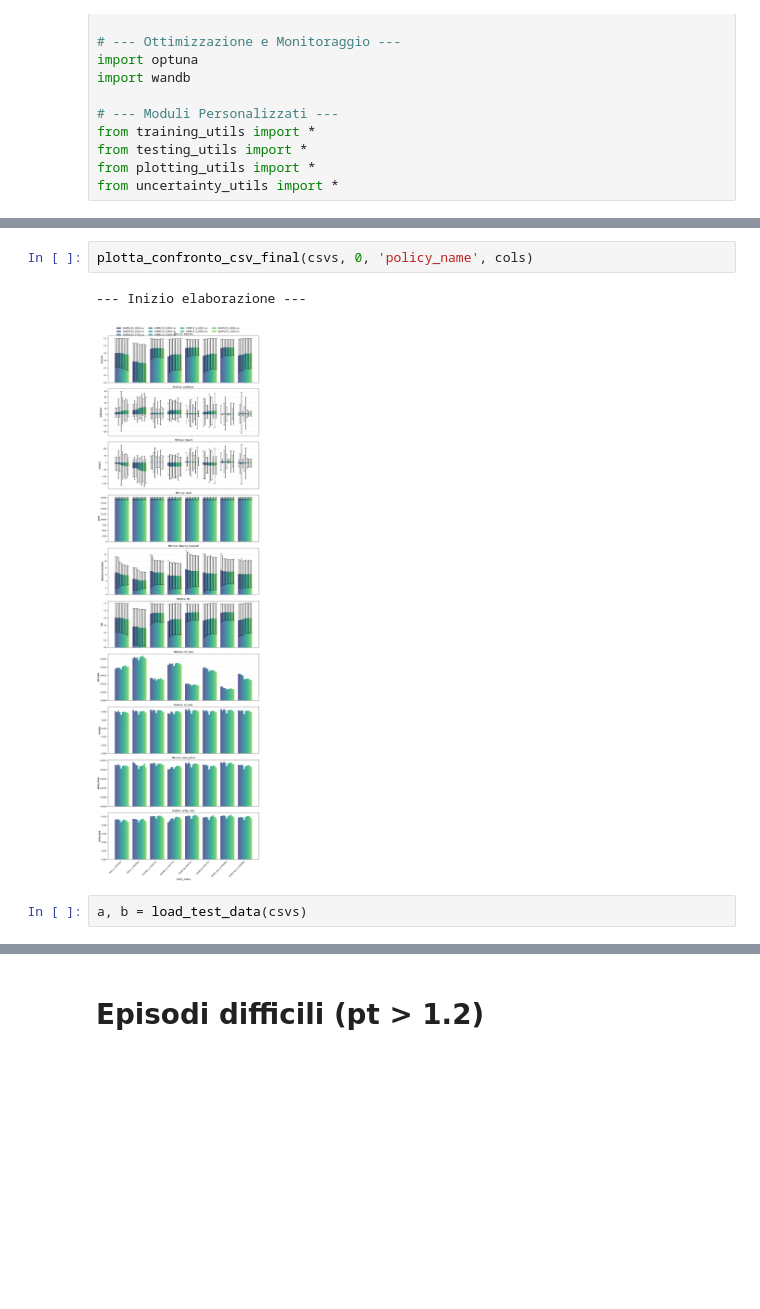
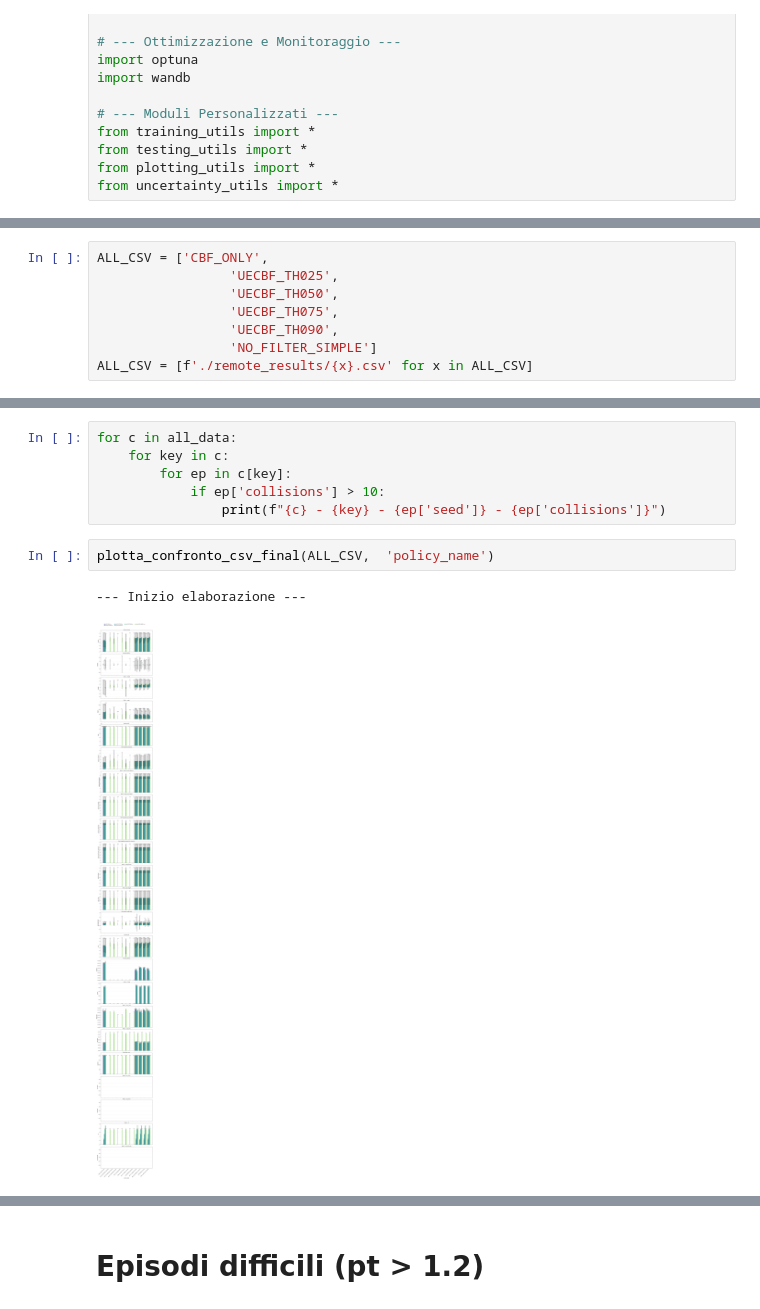
Before and after one commit to GiacomoAru/UASRL, a Jupyter notebook: data_analysis_2.ipynb, the cells around one changed output, grey strips where cells are left out. Cells and saved outputs as stored; diff of their text form; blank space fills up the shorter version.

```diff
--- a/data_analysis_2.ipynb
+++ b/data_analysis_2.ipynb
@@ -47,0 +25,8 @@ cols = ['success', 'collisions', 'reward', 'lenght', 'distance_traveled', 'path_
+# %%
+ALL_CSV = ['CBF_ONLY',
+                 'UECBF_TH025',
+                 'UECBF_TH050',
+                 'UECBF_TH075',
+                 'UECBF_TH090',
+                 'NO_FILTER_SIMPLE']
+ALL_CSV = [f'./remote_results/{x}.csv' for x in ALL_CSV]
@@ -48,7 +64,11 @@ cols = ['success', 'collisions', 'reward', 'lenght', 'distance_traveled', 'path_
+# %%
+for c in all_data:
+    for key in c:
+        for ep in c[key]:
+            if ep['collisions'] > 10:
+                print(f"{c} - {key} - {ep['seed']} - {ep['collisions']}")
 # %%
-plotta_confronto_csv_final(csvs, 0, 'policy_name', cols)
+plotta_confronto_csv_final(ALL_CSV,  'policy_name')
 # %% [output]
 --- Inizio elaborazione ---
-[figure, old version]
+[figure, new version]
-# %%
-a, b = load_test_data(csvs)
```
Also changed, not shown: parts of 11 cells of this notebook, 24 other files.
